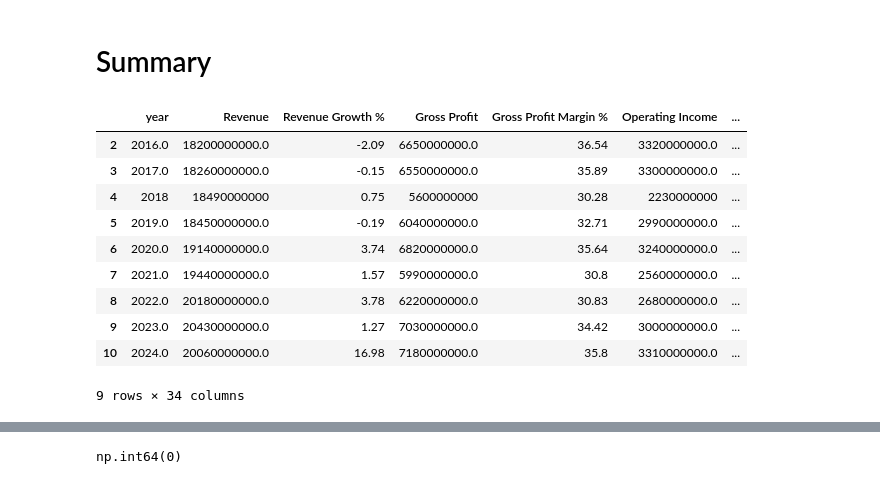
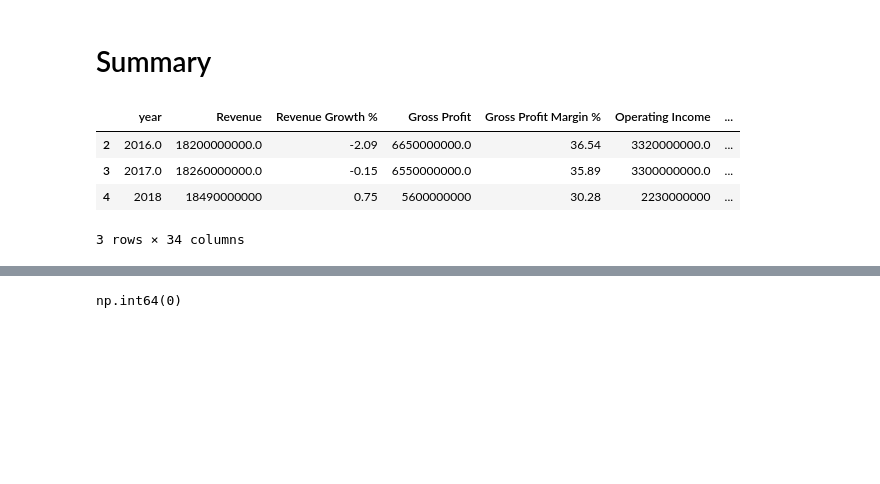
Before and after one commit to ICharmU/rothenberg_code_challenge, a Jupyter notebook: KMB/preprocessing/0_cleaning.ipynb, the cells around one changed output, grey strips where cells are left out. Cells and saved outputs as stored; diff of their text form; code cells hidden in the pictures; blank space fills up the shorter version.

```diff
--- a/KMB/preprocessing/0_cleaning.ipynb
+++ b/KMB/preprocessing/0_cleaning.ipynb
@@ -424,20 +403,14 @@ df.to_csv(cleaned_fp / "efficiency.csv", index=False)
 # %%
 f_name = "summary-30-09-2025.xls"
 df = excel_to_df(f_name)
 df = df.iloc[1:-1] # 2015 only contains 'Shares Outstanding Capital'ArithmeticError
-df
+df.head(3)
 # %% [output]
 |  | year | Revenue | Revenue Growth % | Gross Profit | Gross Profit Margin % | Operating Income | ... |
 | 2 | 2016.0 | 18200000000.0 | -2.09 | 6650000000.0 | 36.54 | 3320000000.0 | ... |
 | 3 | 2017.0 | 18260000000.0 | -0.15 | 6550000000.0 | 35.89 | 3300000000.0 | ... |
 | 4 | 2018 | 18490000000 | 0.75 | 5600000000 | 30.28 | 2230000000 | ... |
-| 5 | 2019.0 | 18450000000.0 | -0.19 | 6040000000.0 | 32.71 | 2990000000.0 | ... |
-| 6 | 2020.0 | 19140000000.0 | 3.74 | 6820000000.0 | 35.64 | 3240000000.0 | ... |
-| 7 | 2021.0 | 19440000000.0 | 1.57 | 5990000000.0 | 30.8 | 2560000000.0 | ... |
-| 8 | 2022.0 | 20180000000.0 | 3.78 | 6220000000.0 | 30.83 | 2680000000.0 | ... |
-| 9 | 2023.0 | 20430000000.0 | 1.27 | 7030000000.0 | 34.42 | 3000000000.0 | ... |
-| 10 | 2024.0 | 20060000000.0 | 16.98 | 7180000000.0 | 35.8 | 3310000000.0 | ... |
-9 rows × 34 columns
+3 rows × 34 columns
 # %%
 df = df.replace("-", np.nan)
 # %%
```
Also changed, not shown: parts of 7 cells of this notebook, 3 other files.
